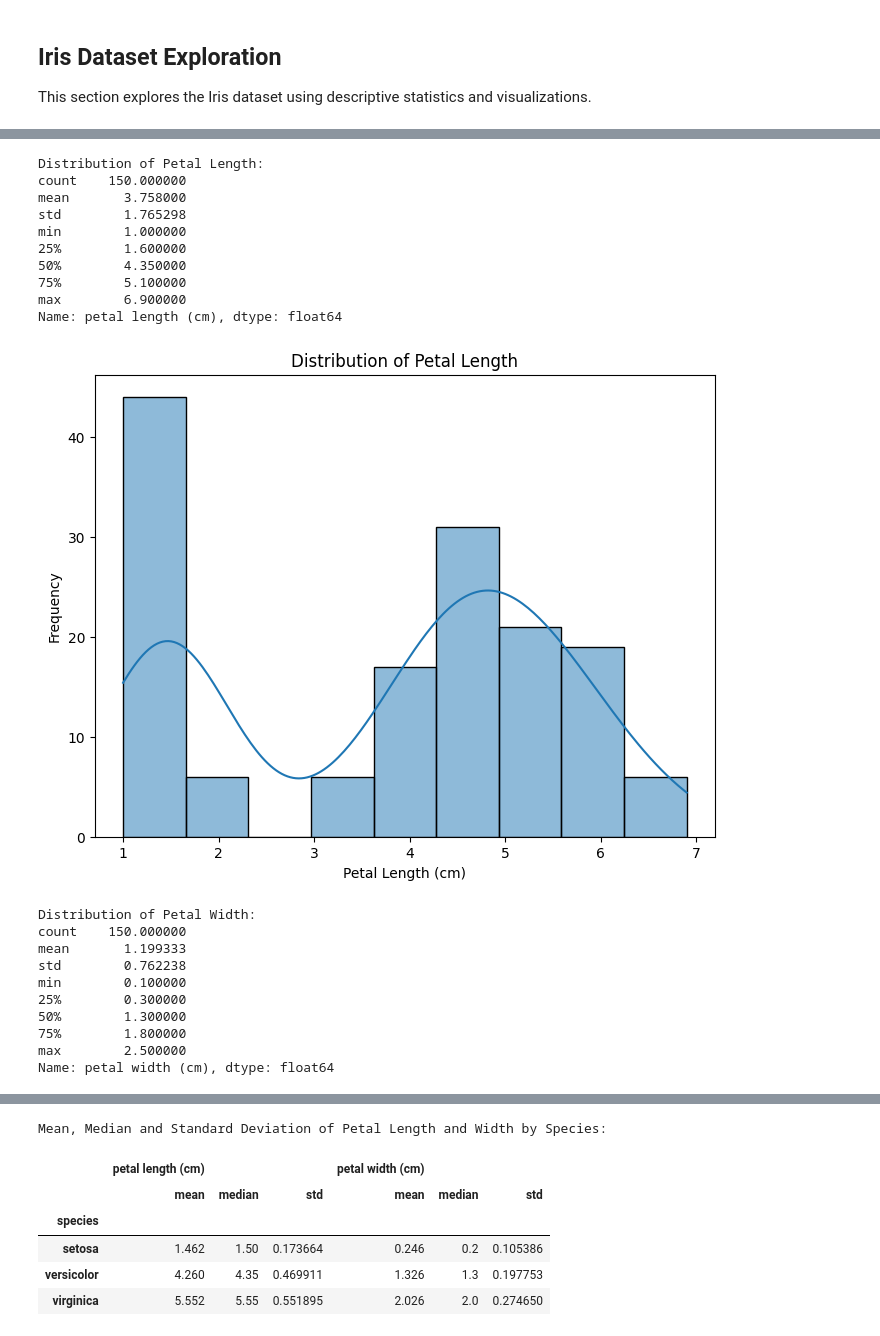
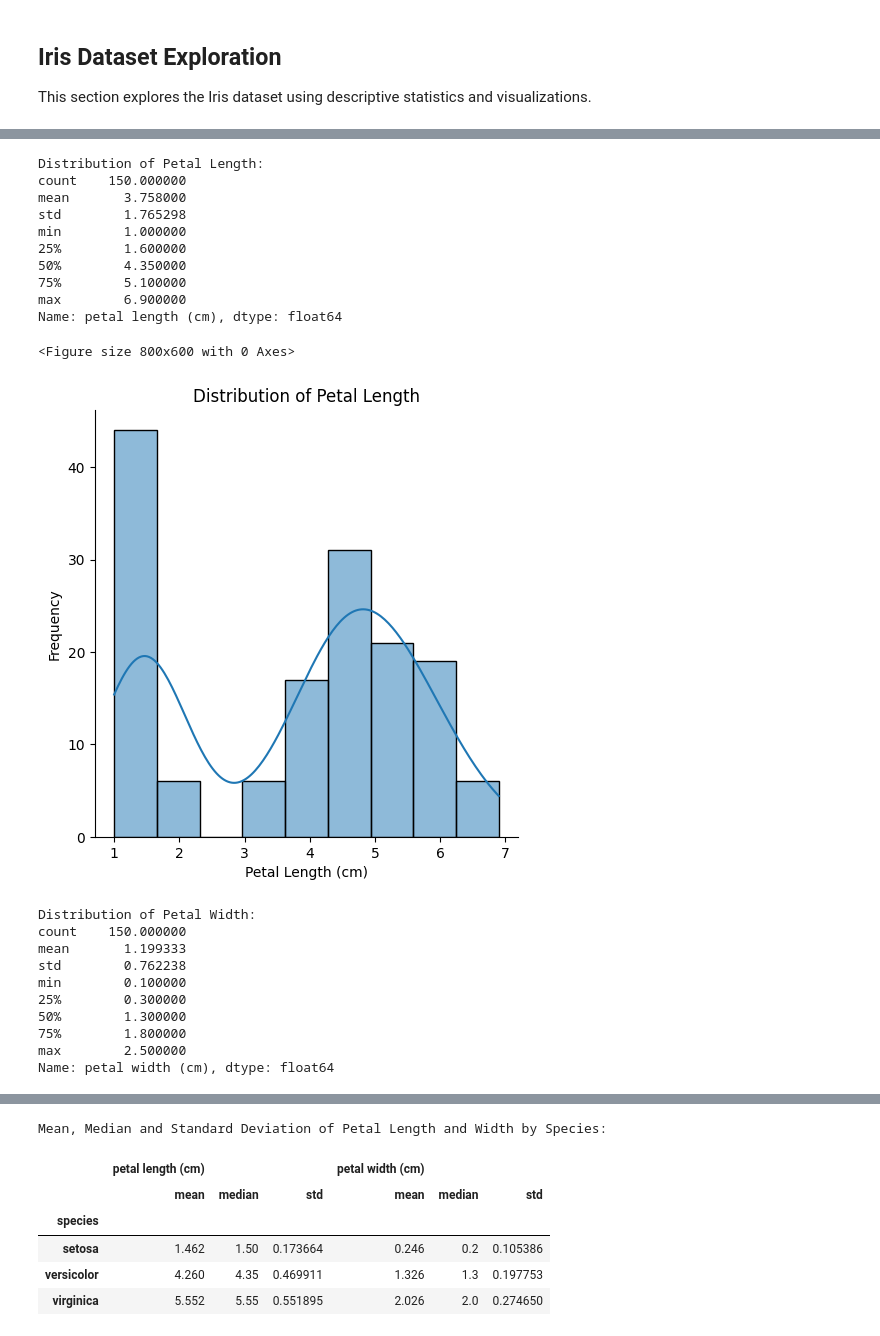
Before and after one commit to user-demo-user/ds_experiments_2, a Jupyter notebook: iris_test.ipynb, the cells around one changed output, grey strips where cells are left out. Saved outputs shown, nothing was run; the diff lists cells and outputs as text; code cells hidden in the pictures.

```diff
--- a/iris_test.ipynb
+++ b/iris_test.ipynb
@@ -80,7 +80,7 @@ import matplotlib.pyplot as plt
 print("\nDistribution of Petal Length:")
 print(df['petal length (cm)'].describe())
 plt.figure(figsize=(8, 6))
-sns.histplot(df['petal length (cm)'], kde=True)
+sns.displot(df['petal length (cm)'], kde=True)  # Change to displot
 plt.title('Distribution of Petal Length')
 plt.xlabel('Petal Length (cm)')
 plt.ylabel('Frequency')
@@ -90,7 +90,7 @@ plt.show()
 print("\nDistribution of Petal Width:")
 print(df['petal width (cm)'].describe())
 plt.figure(figsize=(8, 6))
-sns.histplot(df['petal width (cm)'], kde=True)
+sns.histplot(df['petal width (cm)'], kde=True, bins=15)  # Add bins
 plt.title('Distribution of Petal Width')
 plt.xlabel('Petal Width (cm)')
 plt.ylabel('Frequency')
@@ -107,41 +107,42 @@ plt.figure(figsize=(10, 6))
 sns.boxplot(x='species', y='petal width (cm)', data=df)
 plt.title('Petal Width by Species')
 plt.show()
 
 # Violin plots for petal length and width by species
 plt.figure(figsize=(10, 6))
 sns.violinplot(x='species', y='petal length (cm)', data=df)
 plt.title('Petal Length by Species')
 plt.show()
 
 plt.figure(figsize=(10, 6))
 sns.violinplot(x='species', y='petal width (cm)', data=df)
 plt.title('Petal Width by Species')
 plt.show()
 
 # Calculate the mean petal length and width for each species
 petal_stats = df.groupby('species')[['petal length (cm)', 'petal width (cm)']].agg(['mean', 'median', 'std'])
 print("\nMean, Median and Standard Deviation of Petal Length and Width by Species:")
 petal_stats
 # %% [output]
 Distribution of Petal Length:
 count    150.000000
 mean       3.758000
 std        1.765298
 min        1.000000
 25%        1.600000
 50%        4.350000
 75%        5.100000
 max        6.900000
 Name: petal length (cm), dtype: float64
+<Figure size 800x600 with 0 Axes>
-[figure, old version]
+[figure, new version]
-Distribution of Petal Width:
-count    150.000000
-mean       1.199333
-std        0.762238
-min        0.100000
-25%        0.300000
-50%        1.300000
-75%        1.800000
-max        2.500000
-Name: petal width (cm), dtype: float64
+Distribution of Petal Width:
+count    150.000000
+mean       1.199333
+std        0.762238
+min        0.100000
+25%        0.300000
+50%        1.300000
+75%        1.800000
+max        2.500000
+Name: petal width (cm), dtype: float64
@@ -150,7 +151,7 @@ Name: petal width (cm), dtype: float64
 [figure]
 [figure]
 [figure]
-Mean, Median and Standard Deviation of Petal Length and Width by Species:
+Mean, Median and Standard Deviation of Petal Length and Width by Species:
 |  | petal length (cm) |  |  | petal width (cm) |  |  |
 |  | mean | median | std | mean | median | std |
 | species |  |  |  |  |  |  |
```
Also changed, not shown: parts of 6 cells of this notebook.
